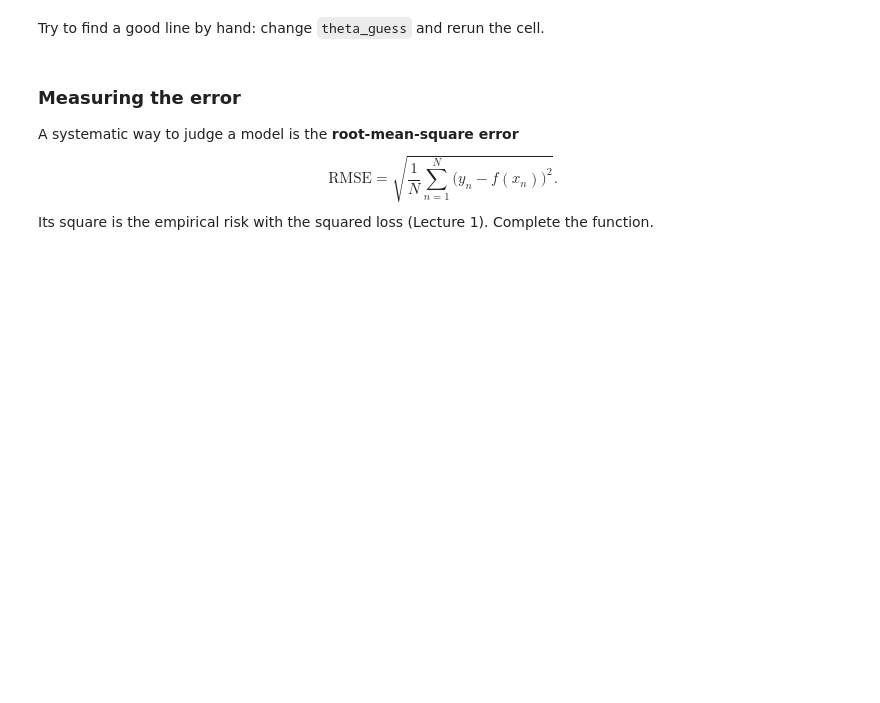
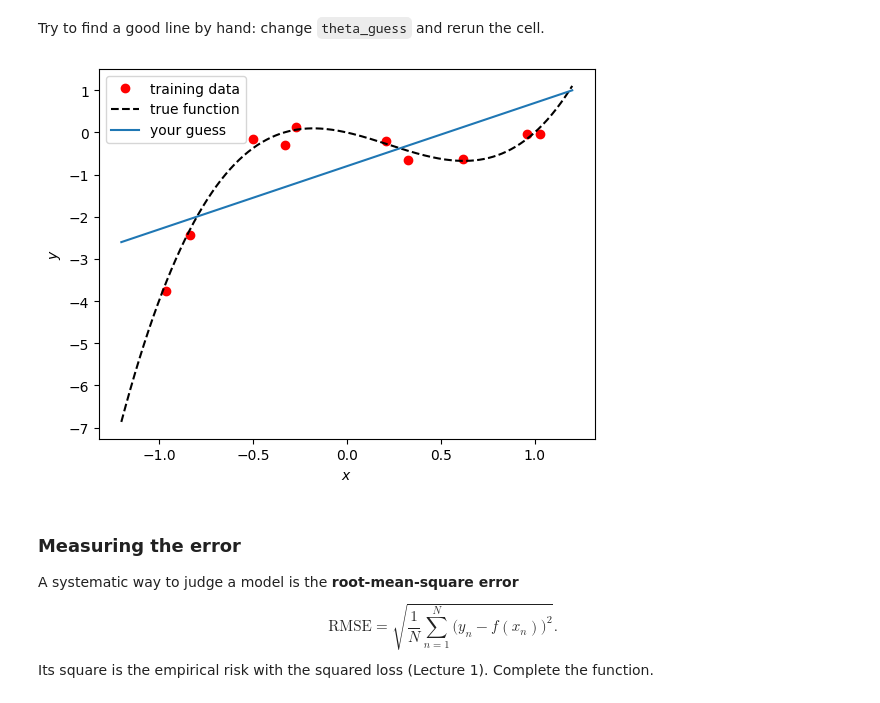
Before and after one commit to MickeEvans/Intro_Machine_Learning, a Jupyter notebook: lab1a-linear-regression.ipynb, the cells around one changed output. Saved outputs shown, nothing was run; the diff lists cells and outputs as text; code cells hidden in the pictures; blank space fills up the shorter version.

```diff
--- a/lab1a-linear-regression.ipynb
+++ b/lab1a-linear-regression.ipynb
@@ -85,14 +90,16 @@ def linear_features(x):
 # %% [markdown]
 Try to find a good line by hand: change `theta_guess` and rerun the cell.
 # %%
-theta_guess = np.array([[0.0], [1.0]])   # EDIT: try to find better values
+theta_guess = np.array([[-0.8], [1.5]])   # EDIT: try to find better values
 f_guess = model(linear_features, theta_guess)
 
 plt.figure()
 plt.plot(x_train, y_train, 'ro', label='training data')
 plt.plot(xx, f_true(xx), 'k--', label='true function')
 plt.plot(xx, f_guess(xx), label='your guess')
 plt.xlabel('$x$'); plt.ylabel('$y$'); plt.legend();
+# %% [output]
+[figure, added]
 # %% [markdown]
 ### Measuring the error
 A systematic way to judge a model is the **root-mean-square error**
```
Also changed, not shown: parts of 25 cells of this notebook, 1 other file.
